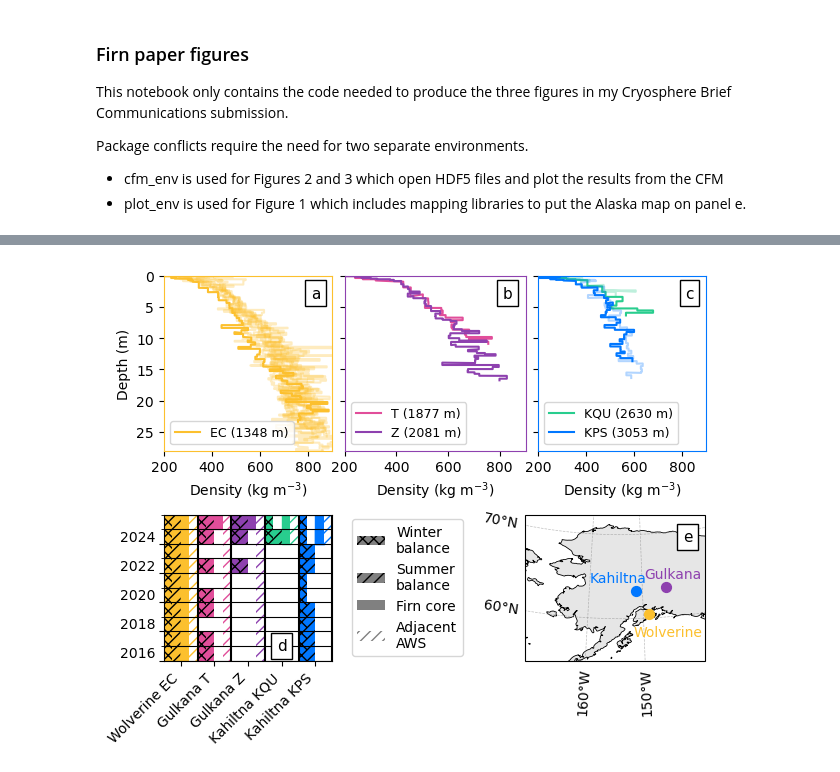
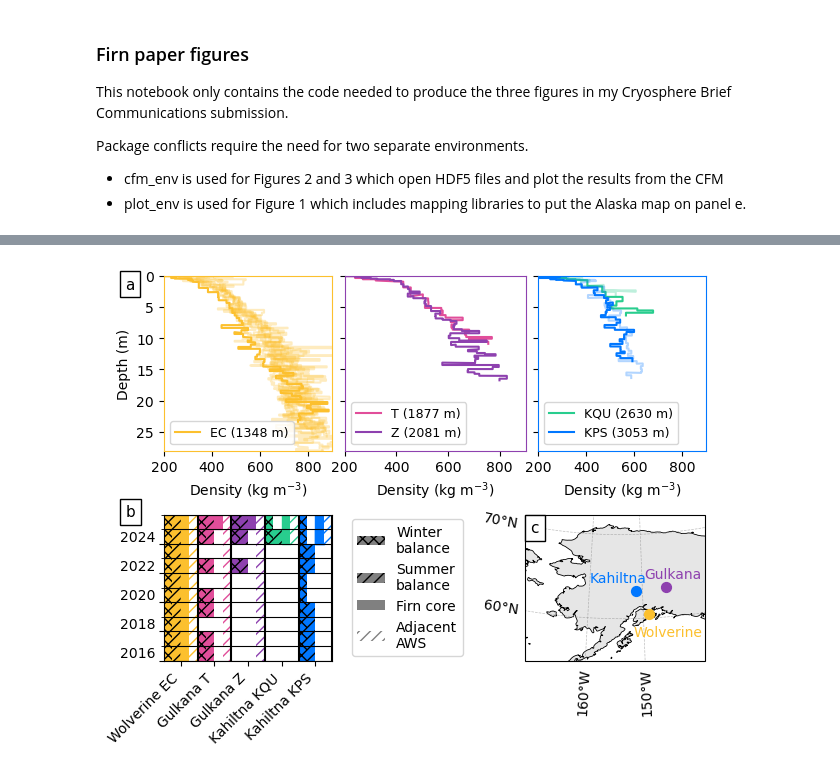
Before and after one commit to clairevwilson/CommunityFirnModel, a Jupyter notebook: CFM_main/paper_figures.ipynb, the cells around one changed output, grey strips where cells are left out. Drawn from its saved outputs; the diff is of its cells as text; code cells hidden in the pictures.

```diff
--- a/CFM_main/paper_figures.ipynb
+++ b/CFM_main/paper_figures.ipynb
@@ -35,12 +67,12 @@ site_colors = {'EC':'#fcc02e',
 # %%
 # FIGURE 3
-redo_dict = True
+redo_dict = False
 if redo_dict:
     out_fn = out_fp + 'SITE/SITE_sitecal/CFMresults.hdf5'
     forcing_fn = base_fp + 'Forcings/SITE/SITE_1d_sitecal_forcings.csv'
     out_dict = get_dict(sites, out_fn, forcing_fn)
-    # with open('site_dict.pkl','wb') as f:
-    #     pickle.dump(out_dict, f)
+    with open('site_dict.pkl','wb') as f:
+        pickle.dump(out_dict, f)
 else:
     with open('site_dict.pkl','rb') as f:
         out_dict = pickle.load(f)
@@ -637,40 +976,47 @@ for si, site in enumerate(sites):
     ax4.axvline(si+1-1/8, color='k')
     ax4.yaxis.minorticks_on()
     ax4.yaxis.set_minor_locator(mpl.ticker.MultipleLocator(1))
     ax4.grid(axis='y',color='k')
     ax4.grid(axis='y', which='minor',color='k')
     ax4.set_yticks(np.arange(2016, 2026, 2))
     ax4.set_ylim(2016, 2026)
 ax4.set_xticks(np.arange(0.5, 5.5)-1/8)
 get_glacier = lambda site: 'gulkana' if site in ['Z','T'] else 'wolverine' if site == 'EC' else 'kahiltna'
 ax4.set_xticklabels([get_glacier(site).capitalize()+' '+site for site in sites], rotation=45,ha='right' )
 ax4.set_xlim(-1/8, 5-1/8)
 ax4.set_yticklabels([])
 
 # Manually place labels between major and minor ticks
 for y in np.arange(2016, 2026, 2):
     ax4.text(-0.05, y + 0.5, str(y), va='center', ha='right', transform=ax4.get_yaxis_transform())
 
 lax4.fill_between([0,1],np.nan, np.nan, color='gray',hatch='XXX',linewidth=0.,edgecolor='k',label='Winter\nbalance')
 lax4.fill_between([0,1],np.nan, np.nan, color='gray',hatch='///',linewidth=0.,edgecolor='k',label='Summer\nbalance')
 lax4.fill_between([0,1],np.nan, np.nan, color='gray',linewidth=0.,edgecolor='k',label='Firn core')
 lax4.fill_between([0,1],np.nan, np.nan, color='white',hatch='///',linewidth=0.,edgecolor='gray',label='Adjacent\nAWS')
 lax4.legend(loc='center left')
 lax4.axis('off')
 
-for letter, ax in zip(['a','b','c','e'], [ax1,ax2,ax3,gax]):
-    x = 0.9
-    y = 0.85 if letter == 'e' else 0.9
-    ax.text(x, y, letter,transform=ax.transAxes,
-        fontsize=11, ha='center', va='center',
-        bbox=dict(facecolor='white', edgecolor='black'))
-ax4.text(3.375, 2017, 'd',fontsize=11, ha='center', va='center',
-        bbox=dict(facecolor='white', edgecolor='black'))
+# for letter, ax in zip(['a','b','c','e'], [ax1,ax2,ax3,gax]):
+#     x = 0.9
+#     y = 0.85 if letter == 'e' else 0.9
+#     ax.text(x, y, letter,transform=ax.transAxes,
+#         fontsize=11, ha='center', va='center',
+#         bbox=dict(facecolor='white', edgecolor='black'))
+# ax4.text(3.375, 2017, 'd',fontsize=11, ha='center', va='center',
+#         bbox=dict(facecolor='white', edgecolor='black'))
+ax1.text(-0.2, 0.95, 'a',transform=ax1.transAxes, bbox=dict(facecolor='white', edgecolor='black'), #fontweight='bold',
+        fontsize=11, ha='center', va='center') # , bbox=dict(facecolor='white', edgecolor='black'))
+        # bbox=dict(facecolor='white', edgecolor='black'))
+ax4.text(-0.2, 1.02, 'b',transform=ax4.transAxes, bbox=dict(facecolor='white', edgecolor='black'), #fontweight='bold', #
+        fontsize=11, ha='center', va='center') # , bbox=dict(facecolor='white', edgecolor='black'))
+gax.text(0.055, 0.91, 'c',transform=gax.transAxes, bbox=dict(facecolor='white', edgecolor='black'), #fontweight='bold', #
+        fontsize=11, ha='center', va='center') # , bbox=dict(facecolor='white', edgecolor='black'))
 
 ax1.set_ylabel('Depth (m)')
 for ax in [ax1,ax2,ax3]:
     ax.set_xlabel('Density (kg m$^{-3}$)')
-plt.savefig(base_fp + 'Figs/Figure1.png',dpi=300, bbox_inches='tight')
+plt.savefig(base_fp + 'Figs/Figure1_box.png',dpi=300, bbox_inches='tight')
 plt.show()
 # %% [output]
-[figure, old version]
+[figure, new version]
```
Also changed, not shown: parts of 4 cells of this notebook, 3 other files.
